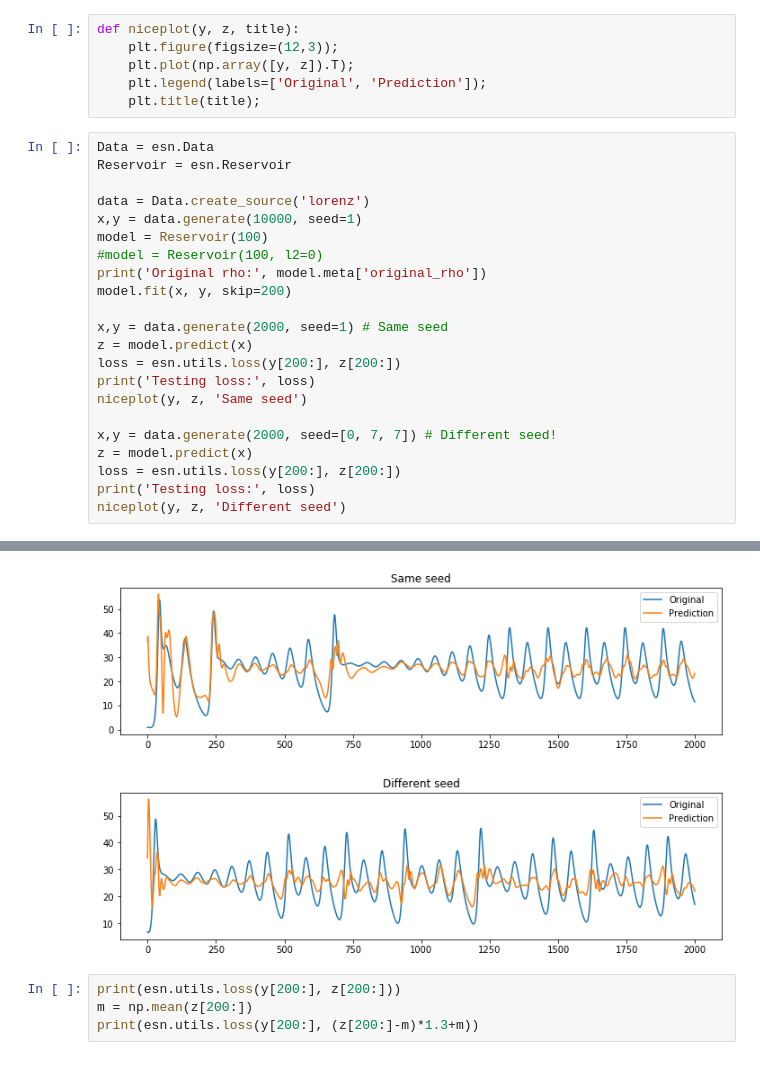
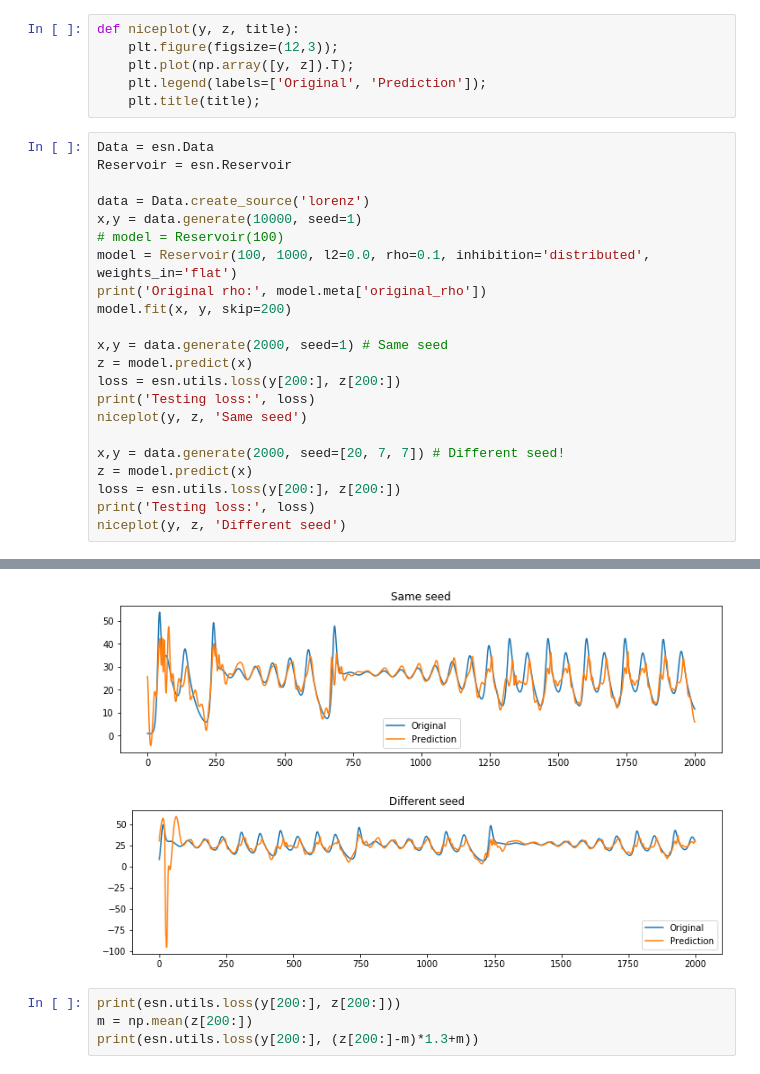
Before and after one commit to khakhalin/echo-networks, a Jupyter notebook: notebooks/experiment_minimal.ipynb, the cells around one changed output, grey strips where cells are left out. Saved outputs shown, nothing was run; the diff lists cells and outputs as text.

Commit message:
optimal ρ, l2, E + distributed inhib experiments

```diff
--- a/notebooks/experiment_minimal.ipynb
+++ b/notebooks/experiment_minimal.ipynb
@@ -16,8 +16,8 @@ Reservoir = esn.Reservoir
 
 data = Data.create_source('lorenz')
 x,y = data.generate(10000, seed=1)
-model = Reservoir(100)
-#model = Reservoir(100, l2=0)
+# model = Reservoir(100)
+model = Reservoir(100, 1000, l2=0.0, rho=0.1, inhibition='distributed', weights_in='flat')
 print('Original rho:', model.meta['original_rho'])
 model.fit(x, y, skip=200)
 
@@ -27,7 +27,7 @@ loss = esn.utils.loss(y[200:], z[200:])
 print('Testing loss:', loss)
 niceplot(y, z, 'Same seed')
 
-x,y = data.generate(2000, seed=[0, 7, 7]) # Different seed!
+x,y = data.generate(2000, seed=[20, 7, 7]) # Different seed!
 z = model.predict(x)
 loss = esn.utils.loss(y[200:], z[200:])
 print('Testing loss:', loss)
@@ -39,5 +39,5 @@ Testing loss: 42.19427380213822
-[figure, old version]
+[figure, new version]
-[figure, old version]
+[figure, new version]
 # %%
 print(esn.utils.loss(y[200:], z[200:]))
 m = np.mean(z[200:])
```
Also changed, not shown: parts of 1 cell of this notebook, 4 other files.
